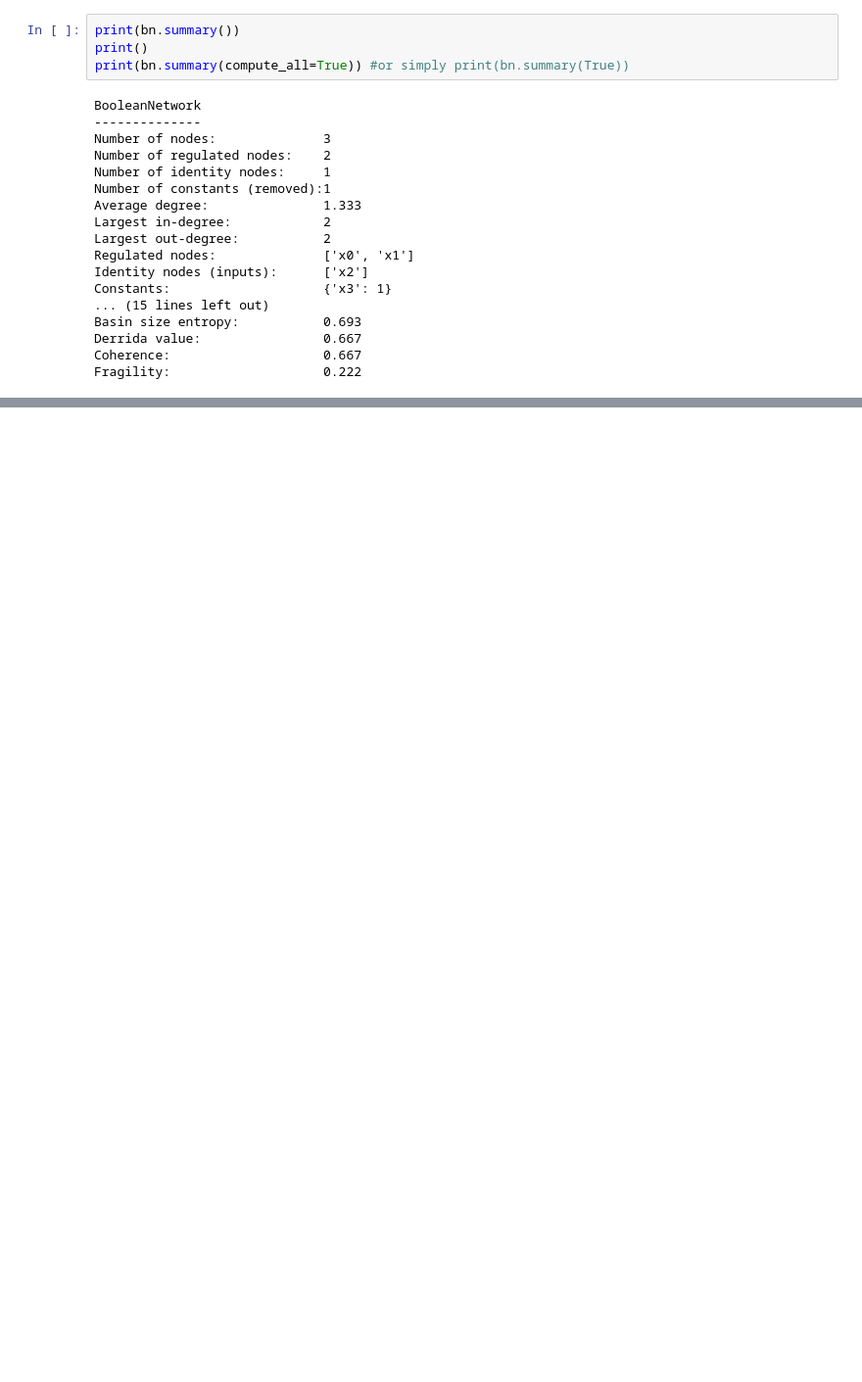
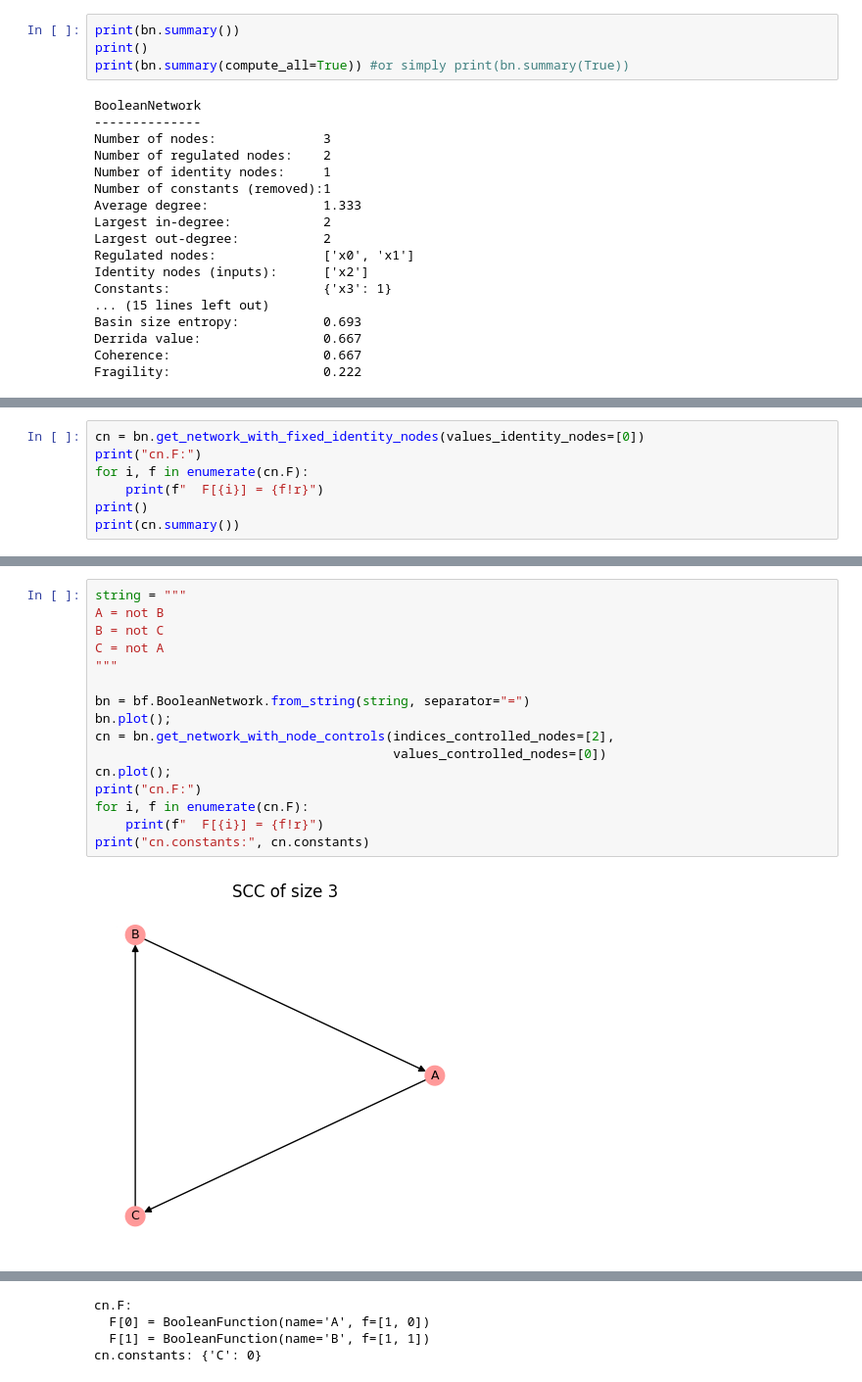
Before and after one commit to ckadelka/BoolForge, a Jupyter notebook: tutorials/tutorial06_boolean_networks.ipynb, the cells around one changed output, grey strips where cells are left out. Shown at 98% size. Cells and saved outputs as stored; diff of their text form; blank space fills up the shorter version.

```diff
--- a/tutorials/tutorial06_boolean_networks.ipynb
+++ b/tutorials/tutorial06_boolean_networks.ipynb
@@ -427,0 +441,7 @@ Fragility:                    0.222
+# %%
+cn = bn.get_network_with_fixed_identity_nodes(values_identity_nodes=[0])
+print("cn.F:")
+for i, f in enumerate(cn.F):
+    print(f"  F[{i}] = {f!r}")
+print()
+print(cn.summary())
@@ -427,0 +482,18 @@ Fragility:                    0.222
+# %%
+string = """
+A = not B
+B = not C
+C = not A
+"""
+
+bn = bf.BooleanNetwork.from_string(string, separator="=")
+bn.plot();
+cn = bn.get_network_with_node_controls(indices_controlled_nodes=[2],
+                                       values_controlled_nodes=[0])
+cn.plot();
+print("cn.F:")
+for i, f in enumerate(cn.F):
+    print(f"  F[{i}] = {f!r}")
+print("cn.constants:", cn.constants)
+# %% [output]
+[figure, added]
@@ -427,0 +501,4 @@ Fragility:                    0.222
+cn.F:
+  F[0] = BooleanFunction(name='A', f=[1, 0])
+  F[1] = BooleanFunction(name='B', f=[1, 1])
+cn.constants: {'C': 0}
```
Also changed, not shown: parts of 11 cells of this notebook, 29 other files.
